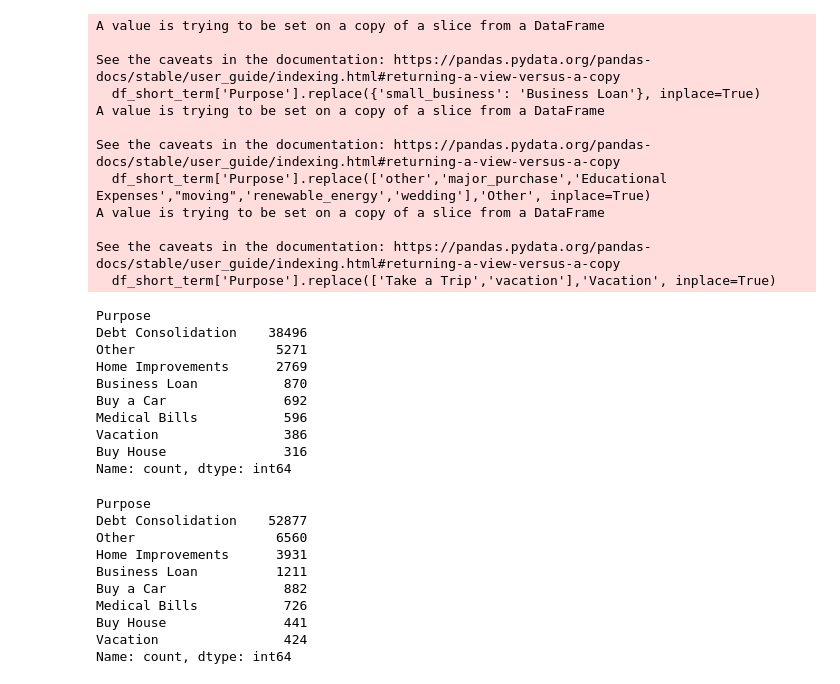
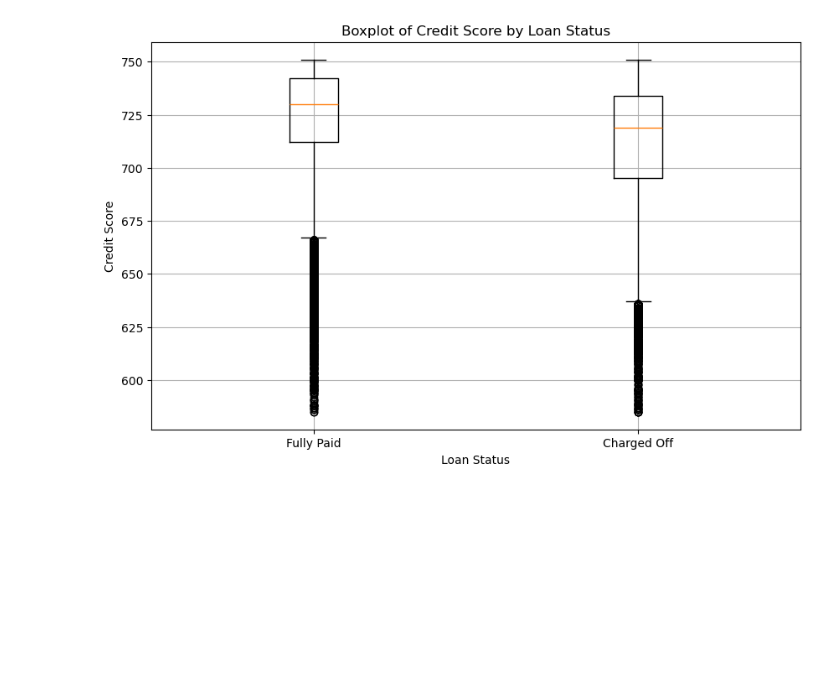
Before and after one commit to myoingco/Project-1, a Jupyter notebook: main.ipynb, the cells around one changed output. Drawn from its saved outputs; the diff is of its cells as text; code cells hidden in the pictures; blank space fills up the shorter version.

```diff
--- a/main.ipynb
+++ b/main.ipynb
@@ -162,52 +224,15 @@ Name: count, dtype: int64
-# %%
-# Count the occurrences of each loan purpose
-
-
-df_short_term['Purpose'].replace({'small_business': 'Business Loan'}, inplace=True)
-df_short_term['Purpose'].replace(['other','major_purchase','Educational Expenses',"moving",'renewable_energy','wedding'],'Other', inplace=True)
-df_short_term['Purpose'].replace(['Take a Trip','vacation'],'Vacation', inplace=True)
-
-df_short_term['Purpose'].value_counts()
-# %% [output]
-A value is trying to be set on a copy of a slice from a DataFrame
-
-See the caveats in the documentation: https://pandas.pydata.org/pandas-docs/stable/user_guide/indexing.html#returning-a-view-versus-a-copy
-  df_short_term['Purpose'].replace({'small_business': 'Business Loan'}, inplace=True)
-A value is trying to be set on a copy of a slice from a DataFrame
-
-See the caveats in the documentation: https://pandas.pydata.org/pandas-docs/stable/user_guide/indexing.html#returning-a-view-versus-a-copy
-  df_short_term['Purpose'].replace(['other','major_purchase','Educational Expenses',"moving",'renewable_energy','wedding'],'Other', inplace=True)
-A value is trying to be set on a copy of a slice from a DataFrame
-
-See the caveats in the documentation: https://pandas.pydata.org/pandas-docs/stable/user_guide/indexing.html#returning-a-view-versus-a-copy
-  df_short_term['Purpose'].replace(['Take a Trip','vacation'],'Vacation', inplace=True)
-Purpose
-Debt Consolidation    38496
-Other                  5271
-Home Improvements      2769
-Business Loan           870
-Buy a Car               692
-Medical Bills           596
-Vacation                386
-Buy House               316
-Name: count, dtype: int64
-# %%
-# Count the occurrences of each loan purpose
-
-
-df['Purpose'].replace({'small_business': 'Business Loan'}, inplace=True)
-df['Purpose'].replace(['other','major_purchase','Educational Expenses',"moving",'renewable_energy','wedding'],'Other', inplace=True)
-df['Purpose'].replace(['Take a Trip','vacation'],'Vacation', inplace=True)
-
-df['Purpose'].value_counts()
-# %% [output]
-Purpose
-Debt Consolidation    52877
-Other                  6560
-Home Improvements      3931
-Business Loan          1211
-Buy a Car               882
-Medical Bills           726
-Buy House               441
-Vacation                424
-Name: count, dtype: int64
+# %%
+# Filter data by loan status
+charged_off_data = df[df['Loan Status'] == 'Charged Off']
+paid_off_data = df[df['Loan Status'] == 'Fully Paid']
+
+# Create a boxplot of credit score by loan status
+plt.figure(figsize=(10, 6))
+plt.boxplot([paid_off_data['Credit Score'],charged_off_data['Credit Score']], labels=['Fully Paid','Charged Off'])
+plt.title('Boxplot of Credit Score by Loan Status')
+plt.xlabel('Loan Status')
+plt.ylabel('Credit Score')
+plt.grid(True)
+plt.show()
+# %% [output]
+[figure, added]
```
Also changed, not shown: parts of 26 cells of this notebook, 1 other file.
